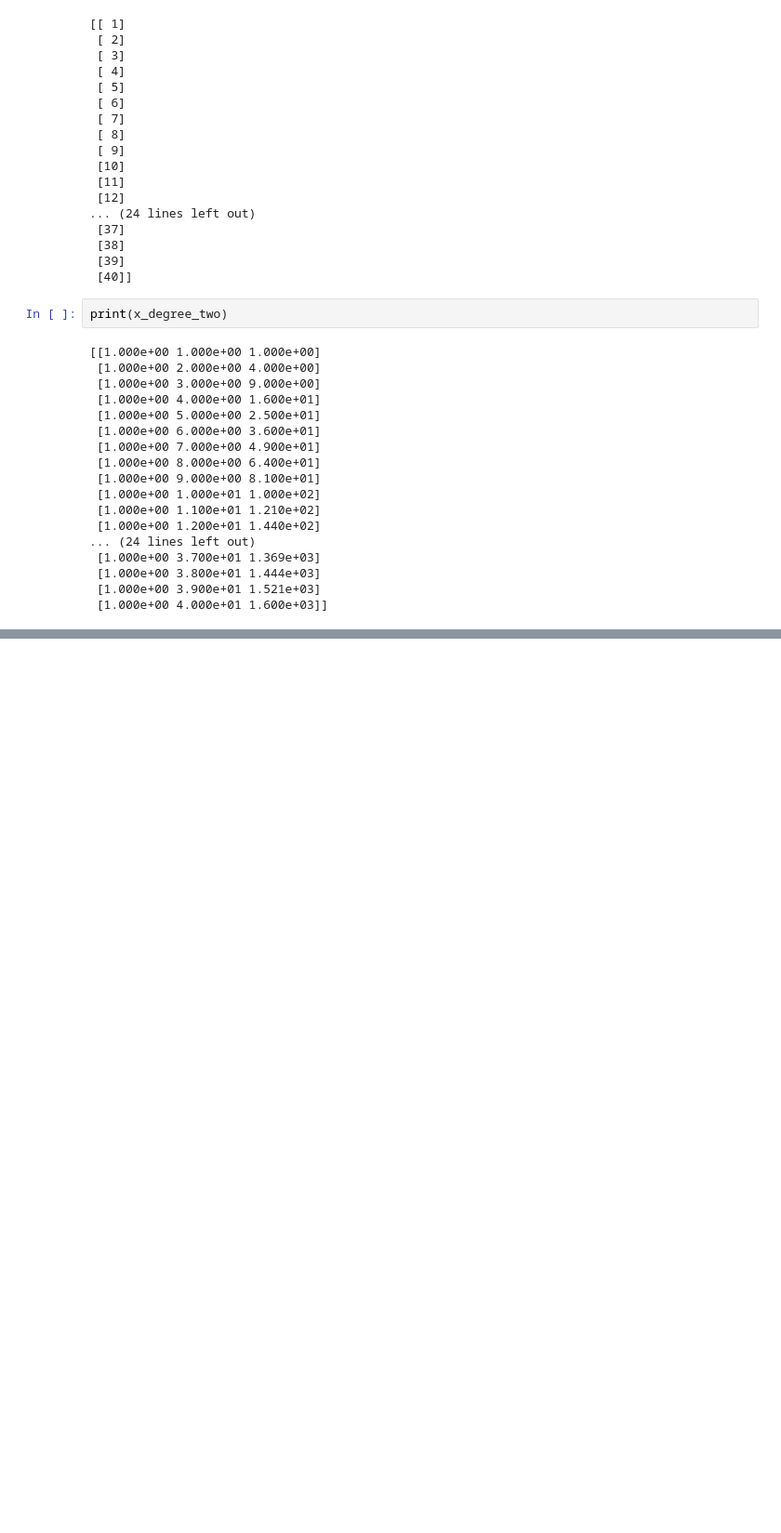
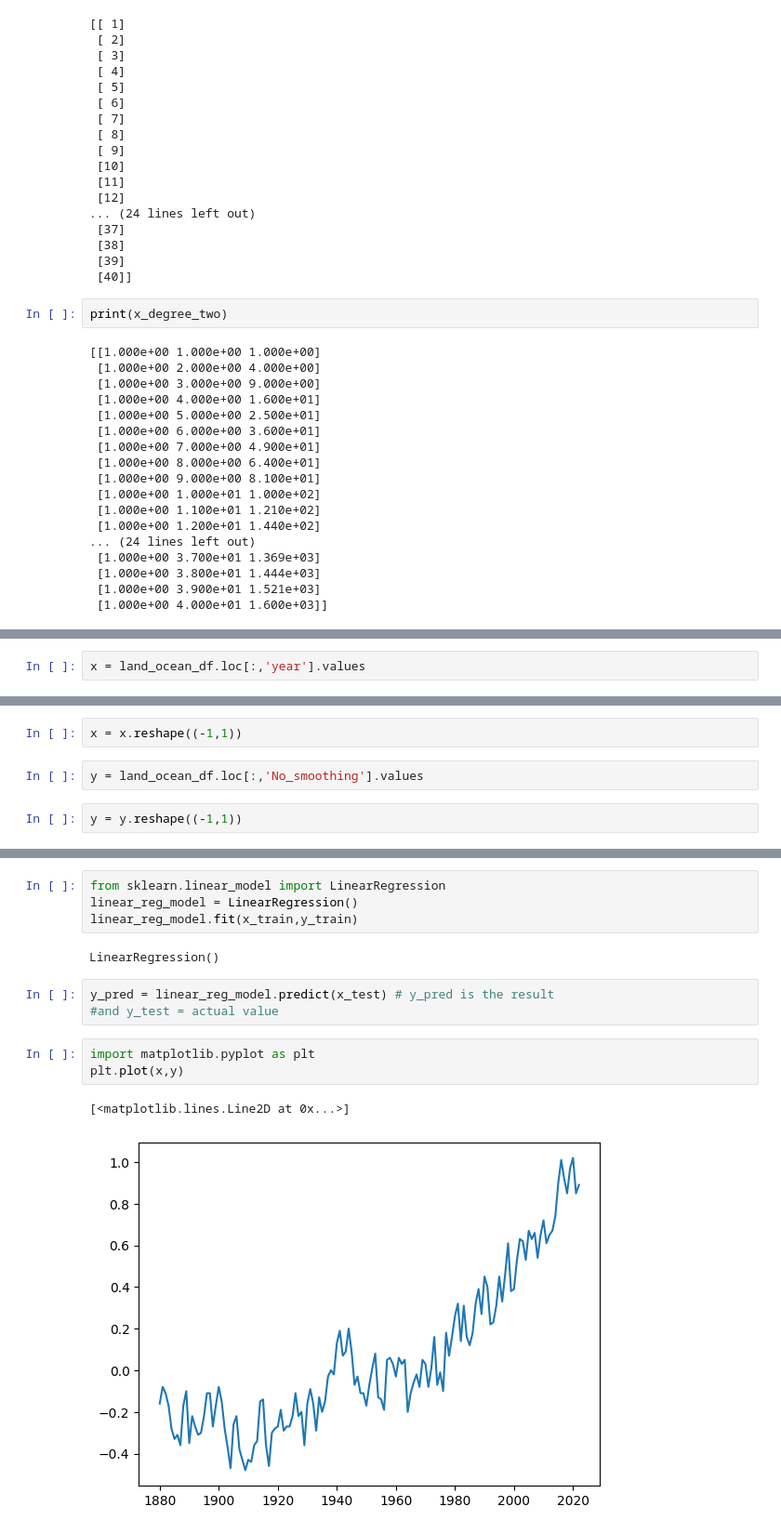
Before and after one commit to ganesh12112/ganesh12112, a Jupyter notebook: session_23_ai_and_ml_.ipynb, the cells around one changed output, grey strips where cells are left out. Shown at 93% size. Drawn from its saved outputs; the diff is of its cells as text; blank space fills up the shorter version.

```diff
--- a/session_23_ai_and_ml_.ipynb
+++ b/session_23_ai_and_ml_.ipynb
@@ -119,0 +175,2 @@ print(x_degree_two)
+# %%
+x = land_ocean_df.loc[:,'year'].values
@@ -119,0 +181,6 @@ print(x_degree_two)
+# %%
+x = x.reshape((-1,1))
+# %%
+y = land_ocean_df.loc[:,'No_smoothing'].values
+# %%
+y = y.reshape((-1,1))
@@ -119,0 +201,15 @@ print(x_degree_two)
+# %%
+from sklearn.linear_model import LinearRegression
+linear_reg_model = LinearRegression()
+linear_reg_model.fit(x_train,y_train)
+# %% [output]
+LinearRegression()
+# %%
+y_pred = linear_reg_model.predict(x_test) # y_pred is the result
+#and y_test = actual value
+# %%
+import matplotlib.pyplot as plt
+plt.plot(x,y)
+# %% [output]
+[<matplotlib.lines.Line2D at 0x...>]
+[figure, added]
```
Also changed, not shown: parts of 33 cells of this notebook.
